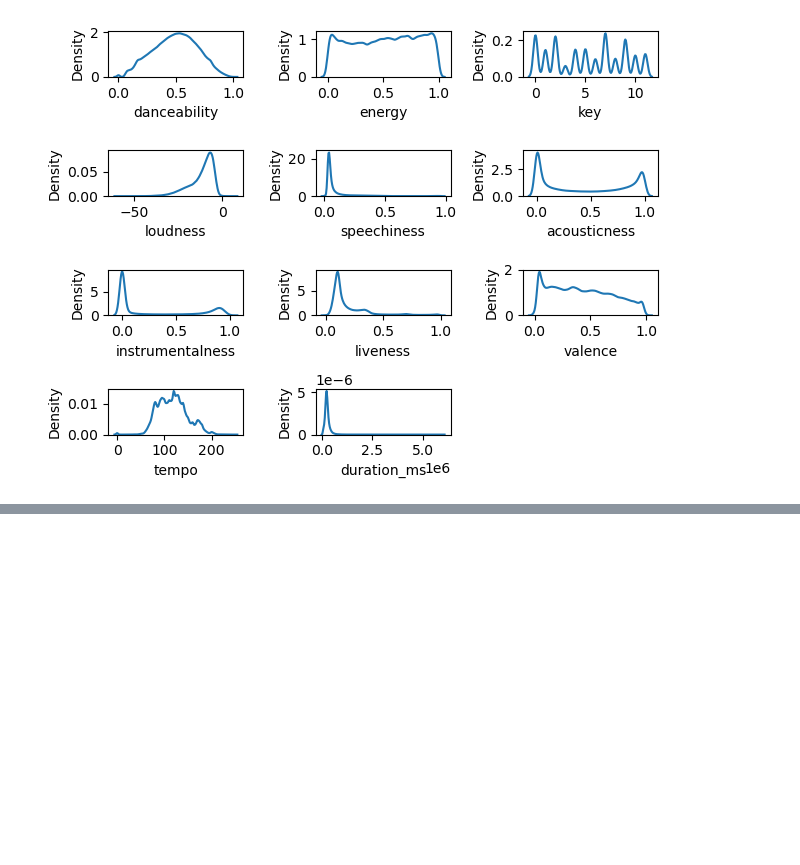
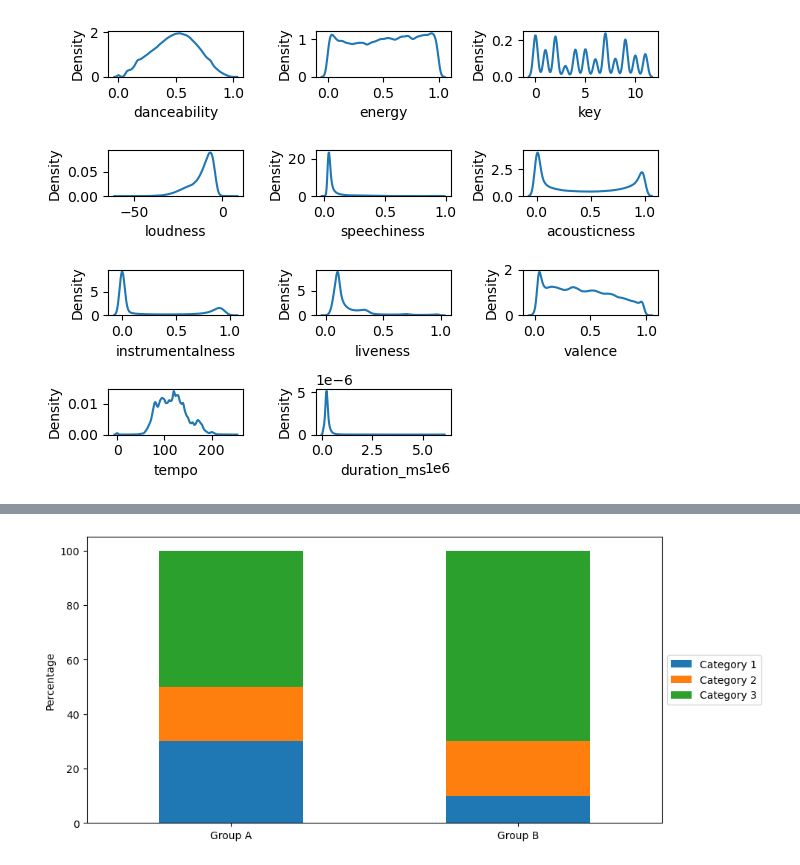
Before and after one commit to SvenWeiss-HDM/Classification, a Jupyter notebook: Dataexploration.ipynb, the cells around one changed output, grey strips where cells are left out. Drawn from its saved outputs; the diff is of its cells as text; code cells hidden in the pictures; blank space fills up the shorter version.

```diff
--- a/Dataexploration.ipynb
+++ b/Dataexploration.ipynb
@@ -339,0 +394,10 @@ corr.style.background_gradient(cmap='Blues')
+# %%
+data = {'Category 1': [30, 10], 'Category 2': [20, 20], 'Category 3': [50, 70]}
+df = pd.DataFrame(data, index=['Group A', 'Group B'])
+
+# plot 100% stacked bar chart
+df_merged.plot(kind='bar', stacked=True, figsize=(10, 5))
+plt.xticks(rotation=0)
+plt.ylabel('Percentage')
+plt.legend(loc='center left', bbox_to_anchor=(1.0, 0.5))
+plt.show()
@@ -339,0 +426,12 @@ corr.style.background_gradient(cmap='Blues')
+# %%
+df_merged_mode = []
+df = pd.DataFrame(data, index=['Group A', 'Group B'])
+
+# plot 100% stacked bar chart
+df.plot(kind='bar', stacked=True, figsize=(10, 5))
+plt.xticks(rotation=0)
+plt.ylabel('Percentage')
+plt.legend(loc='center left', bbox_to_anchor=(1.0, 0.5))
+plt.show()
+# %% [output]
+[figure, added]
```
Also changed, not shown: parts of 17 cells of this notebook.
